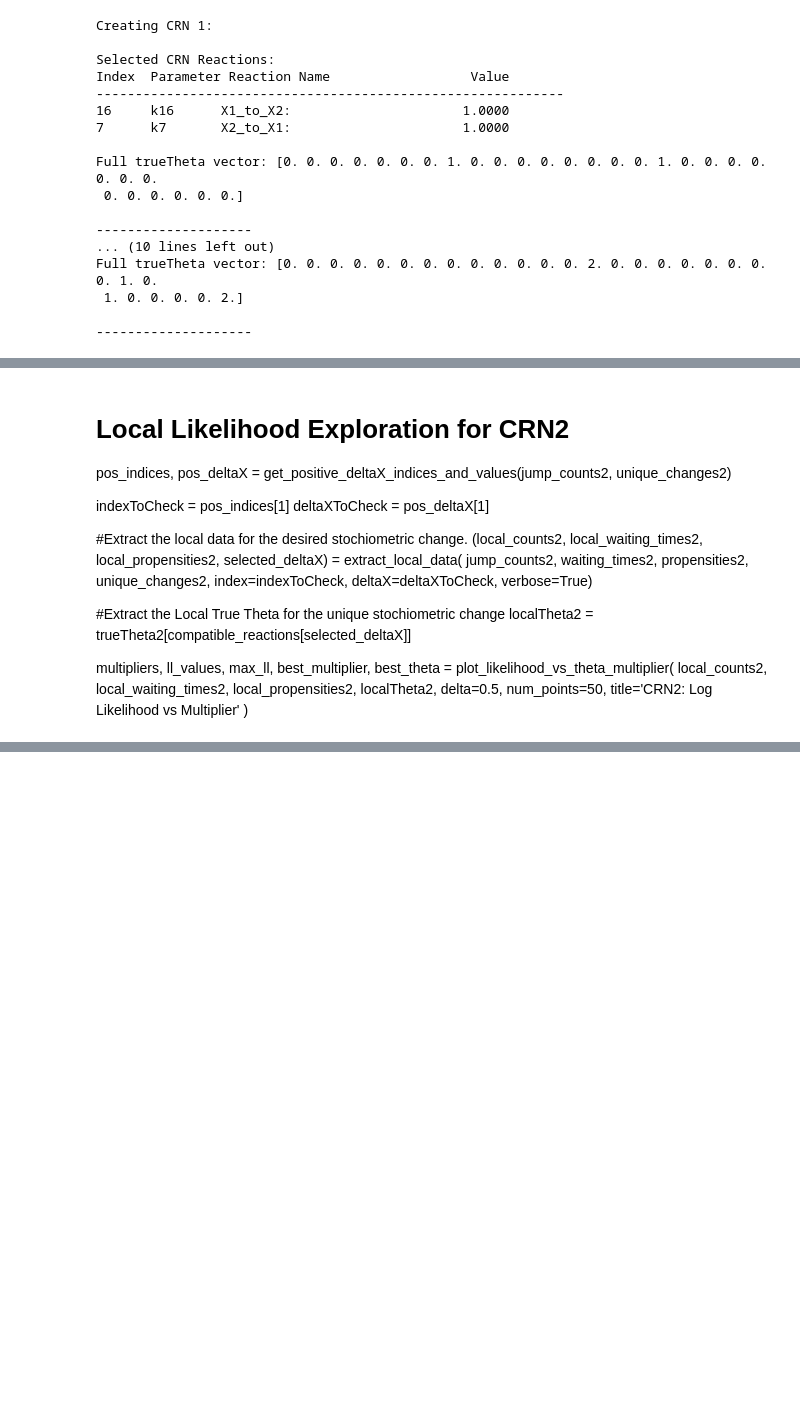
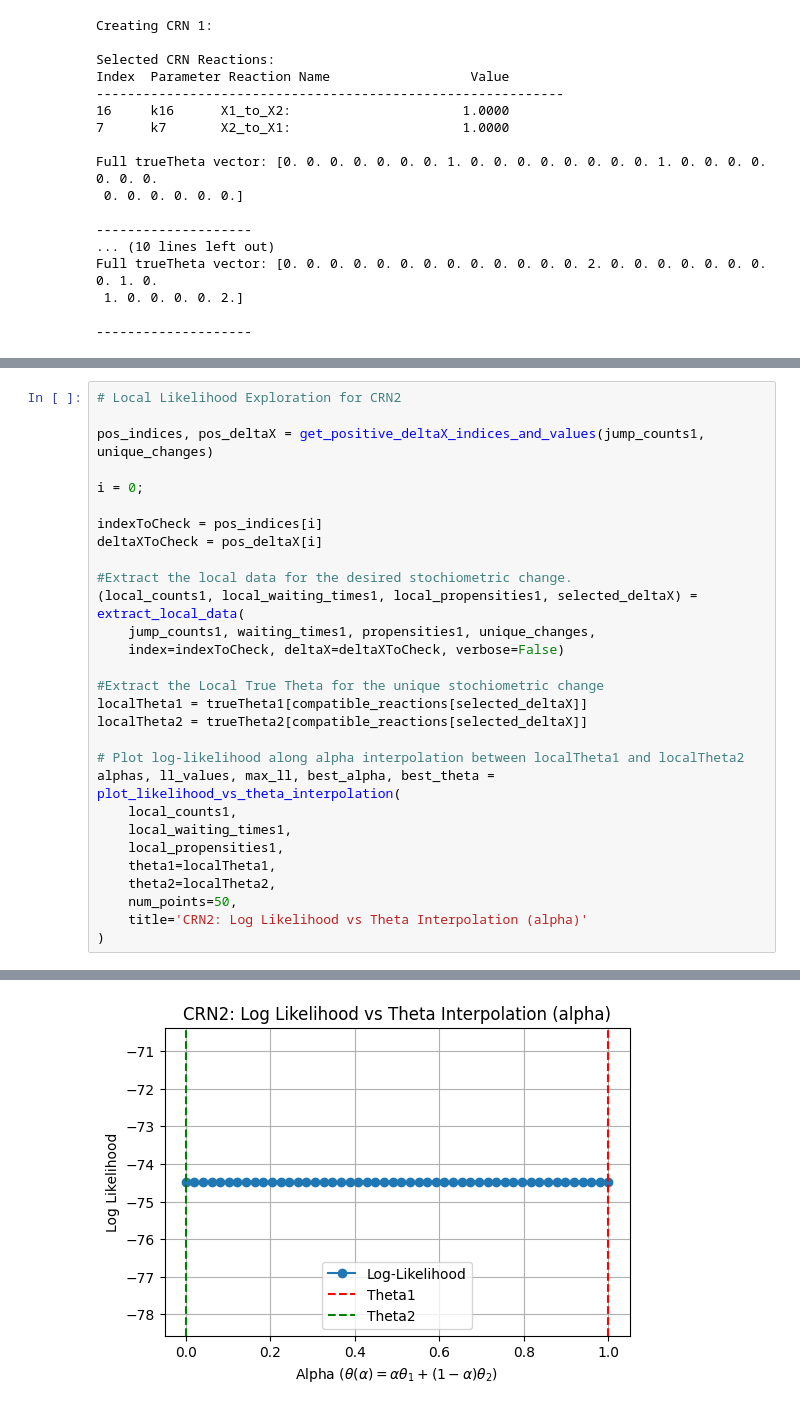
Before and after one commit to ssindiUCM/BayesCRNInference, a Jupyter notebook: examples/example1.ipynb, the cells around one changed output, grey strips where cells are left out. Saved outputs shown, nothing was run; the diff lists cells and outputs as text; blank space fills up the shorter version.

```diff
--- a/examples/example1.ipynb
+++ b/examples/example1.ipynb
@@ -350,25 +351,30 @@ Best Theta = [0.80102041 0.         0.        ]
-# %% [markdown]
-# Local Likelihood Exploration for CRN2
-
-pos_indices, pos_deltaX = get_positive_deltaX_indices_and_values(jump_counts2, unique_changes2)
-
-indexToCheck = pos_indices[1]
-deltaXToCheck = pos_deltaX[1]
-
-#Extract the local data for the desired stochiometric change.
-(local_counts2, local_waiting_times2, local_propensities2, selected_deltaX) = extract_local_data(
-    jump_counts2, waiting_times2, propensities2, unique_changes2,
-    index=indexToCheck, deltaX=deltaXToCheck, verbose=True)
-
-#Extract the Local True Theta for the unique stochiometric change
-localTheta2 = trueTheta2[compatible_reactions[selected_deltaX]]
-
-multipliers, ll_values, max_ll, best_multiplier, best_theta = plot_likelihood_vs_theta_multiplier(
-    local_counts2,
-    local_waiting_times2,
-    local_propensities2,
-    localTheta2,
-    delta=0.5,
-    num_points=50,
-    title='CRN2: Log Likelihood vs Multiplier'
-)
+# %%
+# Local Likelihood Exploration for CRN2
+
+pos_indices, pos_deltaX = get_positive_deltaX_indices_and_values(jump_counts1, unique_changes)
+
+i = 0;
+
+indexToCheck = pos_indices[i]
+deltaXToCheck = pos_deltaX[i]
+
+#Extract the local data for the desired stochiometric change.
+(local_counts1, local_waiting_times1, local_propensities1, selected_deltaX) = extract_local_data(
+    jump_counts1, waiting_times1, propensities1, unique_changes,
+    index=indexToCheck, deltaX=deltaXToCheck, verbose=False)
+
+#Extract the Local True Theta for the unique stochiometric change
+localTheta1 = trueTheta1[compatible_reactions[selected_deltaX]]
+localTheta2 = trueTheta2[compatible_reactions[selected_deltaX]]
+
+# Plot log-likelihood along alpha interpolation between localTheta1 and localTheta2
+alphas, ll_values, max_ll, best_alpha, best_theta = plot_likelihood_vs_theta_interpolation(
+    local_counts1,
+    local_waiting_times1,
+    local_propensities1,
+    theta1=localTheta1,
+    theta2=localTheta2,
+    num_points=50,
+    title='CRN2: Log Likelihood vs Theta Interpolation (alpha)'
+)
+# %% [output]
@@ -374,0 +396 @@ multipliers, ll_values, max_ll, best_multiplier, best_theta = plot_likelihood_vs
+[figure, added]
```
Also changed, not shown: parts of 7 cells of this notebook, 2 other files.
